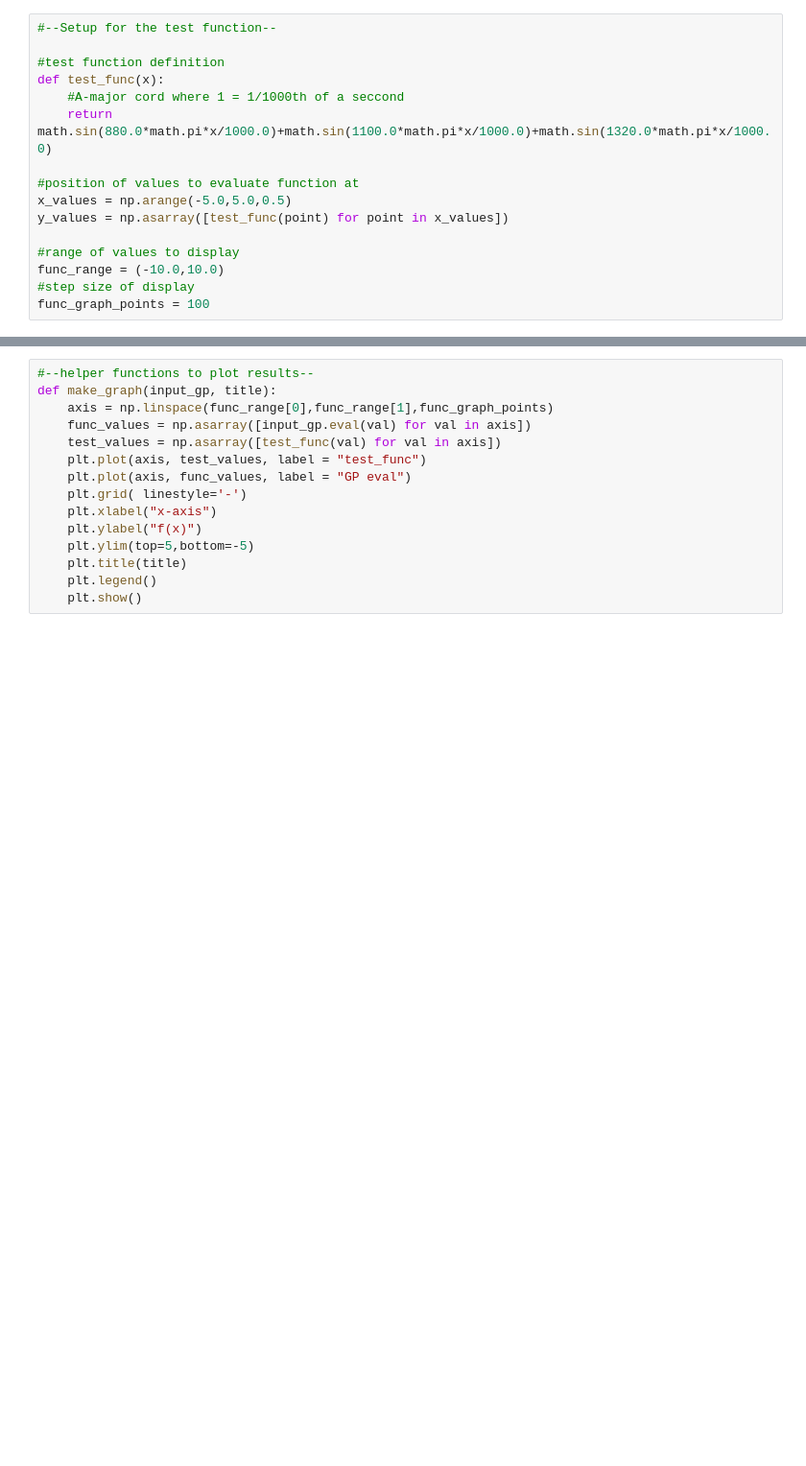
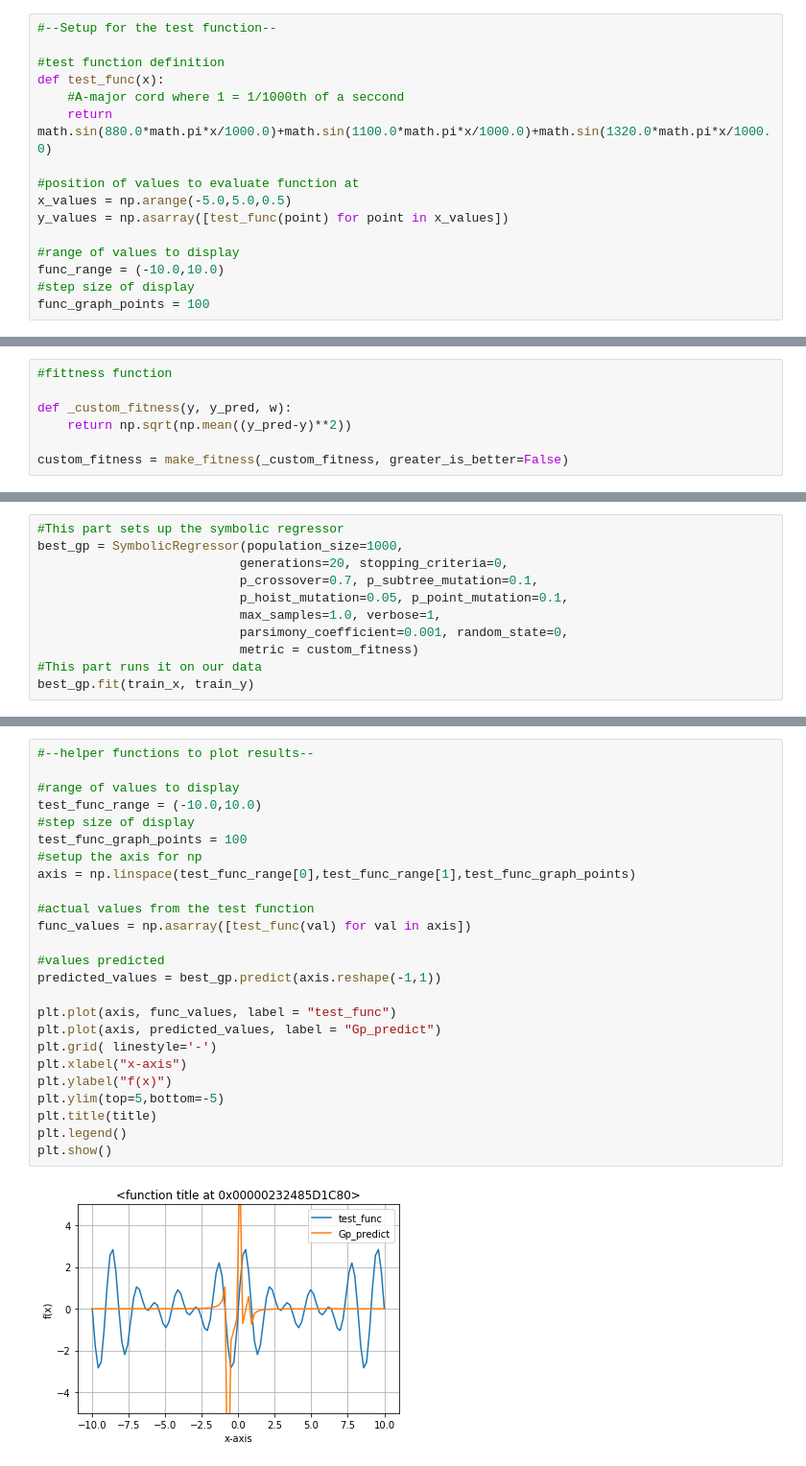
Before and after one commit to DarkGauss/gplearn_guide, a Jupyter notebook: NonLinearFunctionRegression.ipynb, the cells around one changed output, grey strips where cells are left out. Shown at 96% size. Cells and saved outputs as stored; diff of their text form; blank space fills up the shorter version.

```diff
--- a/NonLinearFunctionRegression.ipynb
+++ b/NonLinearFunctionRegression.ipynb
@@ -33,0 +82,7 @@ func_graph_points = 100
+# %%
+#fittness function
+
+def _custom_fitness(y, y_pred, w):
+    return np.sqrt(np.mean((y_pred-y)**2))
+
+custom_fitness = make_fitness(_custom_fitness, greater_is_better=False)
@@ -33,0 +93,11 @@ func_graph_points = 100
+# %%
+#This part sets up the symbolic regressor
+best_gp = SymbolicRegressor(population_size=1000,
+                           generations=20, stopping_criteria=0,
+                           p_crossover=0.7, p_subtree_mutation=0.1,
+                           p_hoist_mutation=0.05, p_point_mutation=0.1,
+                           max_samples=1.0, verbose=1,
+                           parsimony_coefficient=0.001, random_state=0,
+                           metric = custom_fitness)
+#This part runs it on our data
+best_gp.fit(train_x, train_y)
@@ -34,15 +113,27 @@ func_graph_points = 100
 # %%
 #--helper functions to plot results--
-def make_graph(input_gp, title):
-    axis = np.linspace(func_range[0],func_range[1],func_graph_points)
-    func_values = np.asarray([input_gp.eval(val) for val in axis])
-    test_values = np.asarray([test_func(val) for val in axis])
-    plt.plot(axis, test_values, label = "test_func")
-    plt.plot(axis, func_values, label = "GP eval")
-    plt.grid( linestyle='-')
-    plt.xlabel("x-axis")
-    plt.ylabel("f(x)")
-    plt.ylim(top=5,bottom=-5)
-    plt.title(title)
-    plt.legend()
-    plt.show()
+
+#range of values to display
+test_func_range = (-10.0,10.0)
+#step size of display
+test_func_graph_points = 100
+#setup the axis for np
+axis = np.linspace(test_func_range[0],test_func_range[1],test_func_graph_points)
+
+#actual values from the test function
+func_values = np.asarray([test_func(val) for val in axis])
+
+#values predicted
+predicted_values = best_gp.predict(axis.reshape(-1,1))
+
+plt.plot(axis, func_values, label = "test_func")
+plt.plot(axis, predicted_values, label = "Gp_predict")
+plt.grid( linestyle='-')
+plt.xlabel("x-axis")
+plt.ylabel("f(x)")
+plt.ylim(top=5,bottom=-5)
+plt.title(title)
+plt.legend()
+plt.show()
+# %% [output]
+[figure, added]
```
Also changed, not shown: parts of 11 cells of this notebook.
